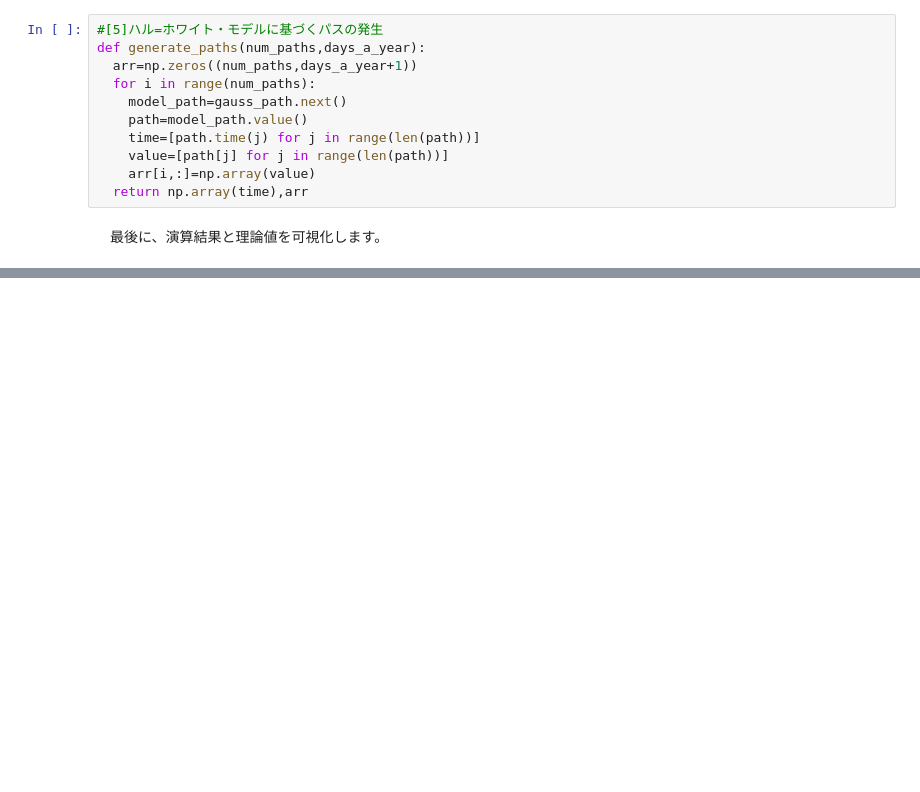
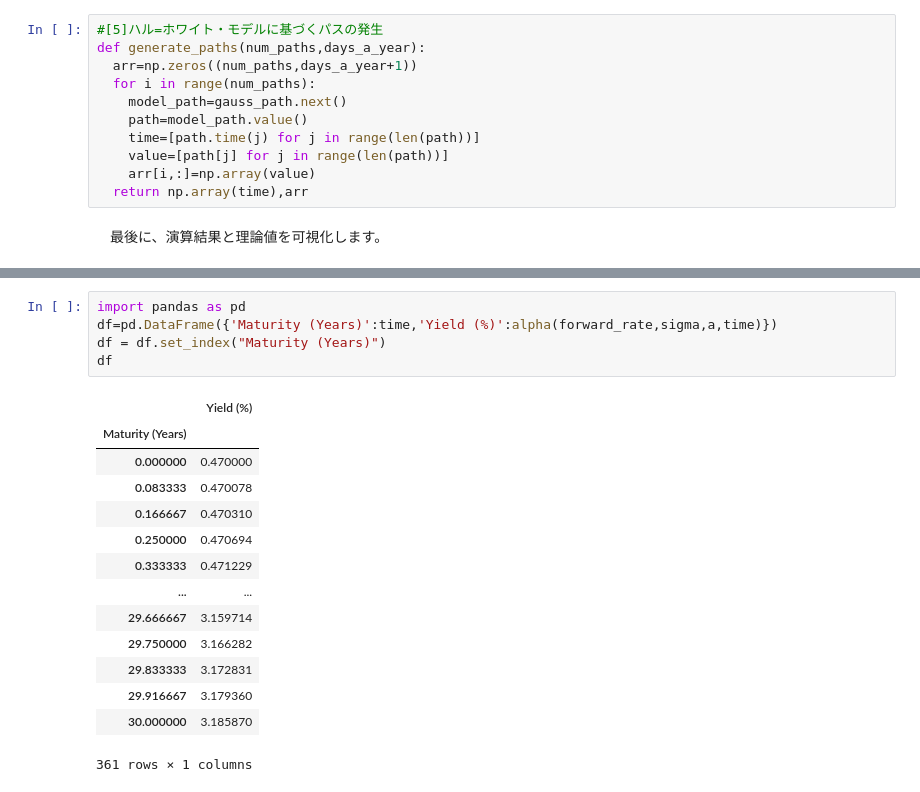
Before and after one commit to nagamamo/financial_data_science, a Jupyter notebook: 8_2_hull_white_model.ipynb, the cells around one changed output, grey strips where cells are left out. Cells and saved outputs as stored; diff of their text form; blank space fills up the shorter version.

```diff
--- a/8_2_hull_white_model.ipynb
+++ b/8_2_hull_white_model.ipynb
@@ -69,0 +70,20 @@ Text(0, 0.5, 'Yield(%)')
+# %%
+import pandas as pd
+df=pd.DataFrame({'Maturity (Years)':time,'Yield (%)':alpha(forward_rate,sigma,a,time)})
+df = df.set_index("Maturity (Years)")
+df
+# %% [output]
+|  | Yield (%) |
+| Maturity (Years) |  |
+| 0.000000 | 0.470000 |
+| 0.083333 | 0.470078 |
+| 0.166667 | 0.470310 |
+| 0.250000 | 0.470694 |
+| 0.333333 | 0.471229 |
+| ... | ... |
+| 29.666667 | 3.159714 |
+| 29.750000 | 3.166282 |
+| 29.833333 | 3.172831 |
+| 29.916667 | 3.179360 |
+| 30.000000 | 3.185870 |
+361 rows × 1 columns
```
Also changed, not shown: parts of 2 cells of this notebook.
